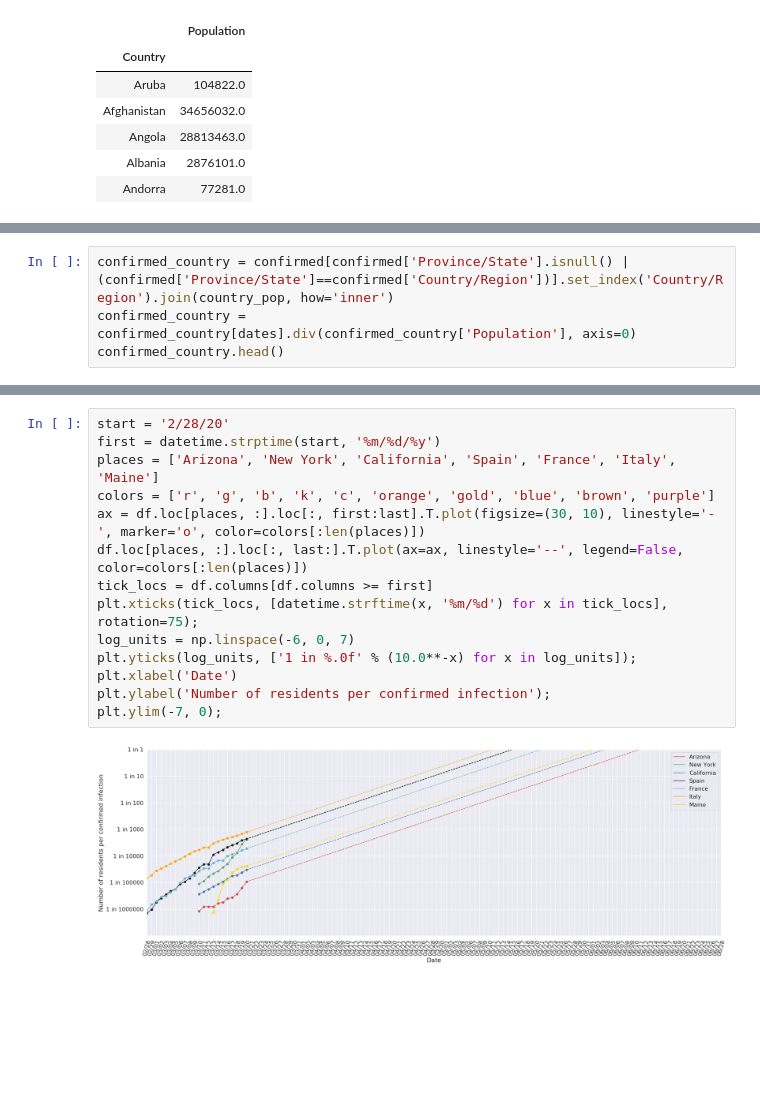
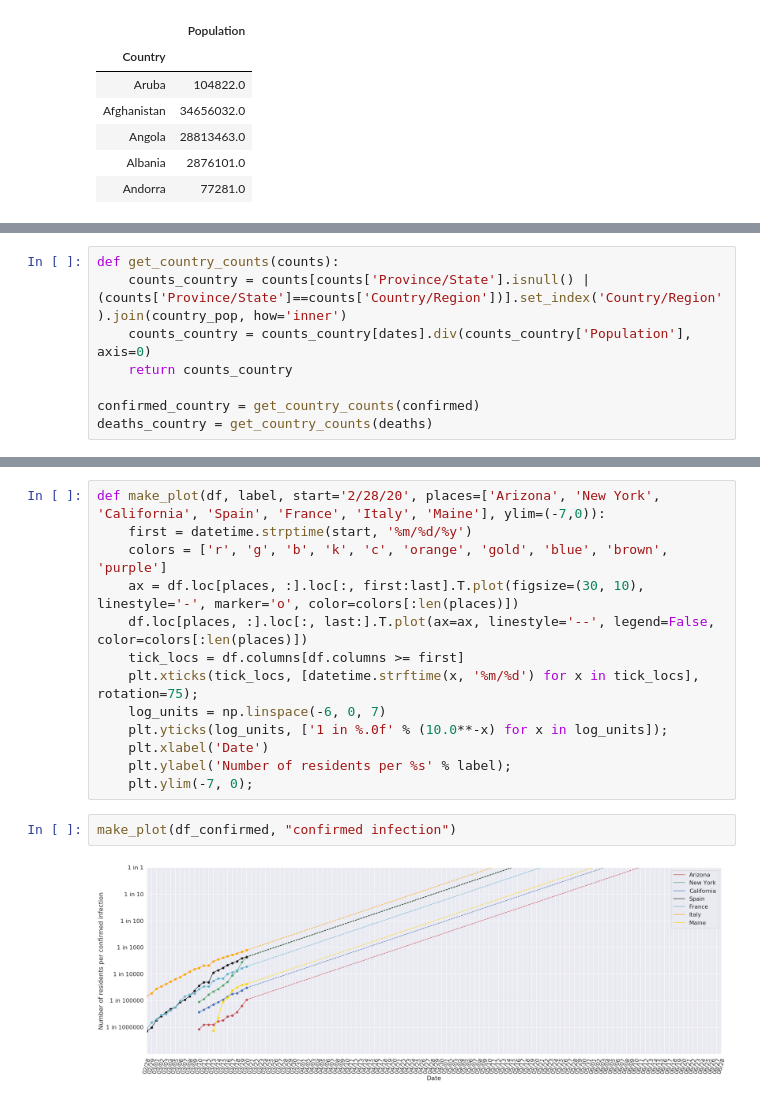
Before and after one commit to rgerkin/COVID-19, a Jupyter notebook: covid.ipynb, the cells around one changed output, grey strips where cells are left out. Cells and saved outputs as stored; diff of their text form; blank space fills up the shorter version.

```diff
--- a/covid.ipynb
+++ b/covid.ipynb
@@ -61,4 +61,8 @@ confirmed_state.head()
 # %%
-confirmed_country = confirmed[confirmed['Province/State'].isnull() | (confirmed['Province/State']==confirmed['Country/Region'])].set_index('Country/Region').join(country_pop, how='inner')
-confirmed_country = confirmed_country[dates].div(confirmed_country['Population'], axis=0)
-confirmed_country.head()
+def get_country_counts(counts):
+    counts_country = counts[counts['Province/State'].isnull() | (counts['Province/State']==counts['Country/Region'])].set_index('Country/Region').join(country_pop, how='inner')
+    counts_country = counts_country[dates].div(counts_country['Population'], axis=0)
+    return counts_country
+
+confirmed_country = get_country_counts(confirmed)
+deaths_country = get_country_counts(deaths)
@@ -84,16 +90,17 @@ for i in range(1, 101):
 # %%
-start = '2/28/20'
-first = datetime.strptime(start, '%m/%d/%y')
-places = ['Arizona', 'New York', 'California', 'Spain', 'France', 'Italy', 'Maine']
-colors = ['r', 'g', 'b', 'k', 'c', 'orange', 'gold', 'blue', 'brown', 'purple']
-ax = df.loc[places, :].loc[:, first:last].T.plot(figsize=(30, 10), linestyle='-', marker='o', color=colors[:len(places)])
-df.loc[places, :].loc[:, last:].T.plot(ax=ax, linestyle='--', legend=False, color=colors[:len(places)])
-tick_locs = df.columns[df.columns >= first]
-plt.xticks(tick_locs, [datetime.strftime(x, '%m/%d') for x in tick_locs], rotation=75);
-log_units = np.linspace(-6, 0, 7)
-plt.yticks(log_units, ['1 in %.0f' % (10.0**-x) for x in log_units]);
-plt.xlabel('Date')
-plt.ylabel('Number of residents per confirmed infection');
-plt.ylim(-7, 0);
+def make_plot(df, label, start='2/28/20', places=['Arizona', 'New York', 'California', 'Spain', 'France', 'Italy', 'Maine'], ylim=(-7,0)):
+    first = datetime.strptime(start, '%m/%d/%y')
+    colors = ['r', 'g', 'b', 'k', 'c', 'orange', 'gold', 'blue', 'brown', 'purple']
+    ax = df.loc[places, :].loc[:, first:last].T.plot(figsize=(30, 10), linestyle='-', marker='o', color=colors[:len(places)])
+    df.loc[places, :].loc[:, last:].T.plot(ax=ax, linestyle='--', legend=False, color=colors[:len(places)])
+    tick_locs = df.columns[df.columns >= first]
+    plt.xticks(tick_locs, [datetime.strftime(x, '%m/%d') for x in tick_locs], rotation=75);
+    log_units = np.linspace(-6, 0, 7)
+    plt.yticks(log_units, ['1 in %.0f' % (10.0**-x) for x in log_units]);
+    plt.xlabel('Date')
+    plt.ylabel('Number of residents per %s' % label);
+    plt.ylim(-7, 0);
-# %% [output]
-[figure, removed]
+# %%
+make_plot(df_confirmed, "confirmed infection")
+# %% [output]
+[figure, added]
```
Also changed, not shown: parts of 7 cells of this notebook.
